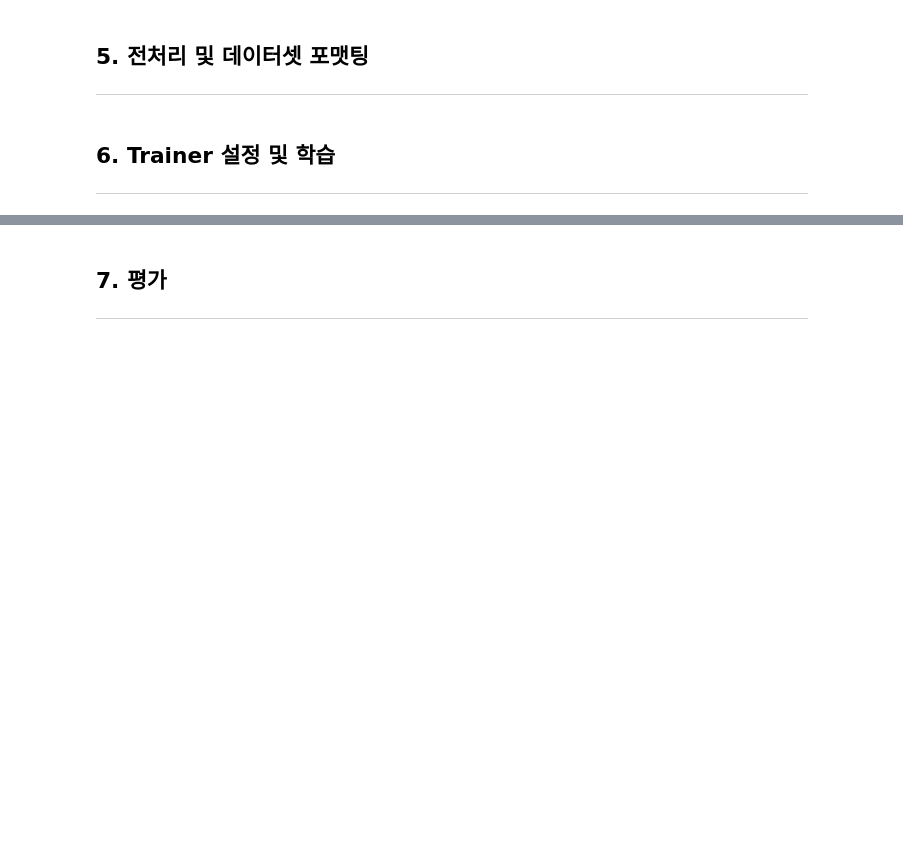
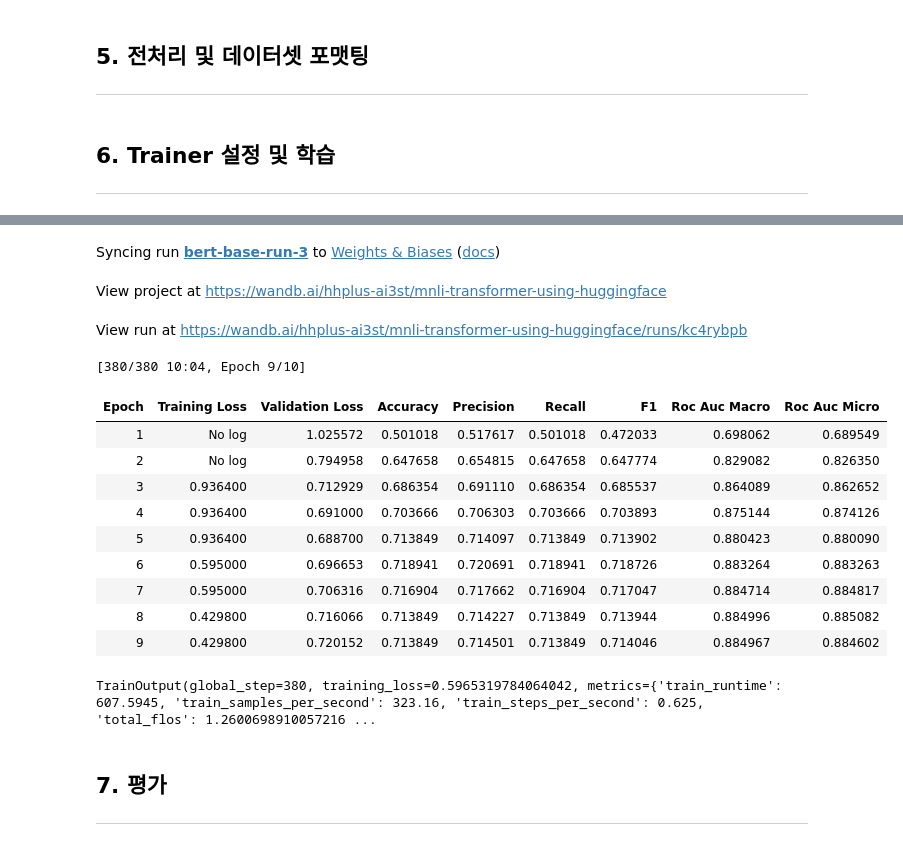
Before and after one commit to eumcloud/HHPLUS_AI, a Jupyter notebook: week04/basic/basic.ipynb, the cells around one changed output, grey strips where cells are left out. Cells and saved outputs as stored; diff of their text form; code cells hidden in the pictures; blank space fills up the shorter version.

```diff
--- a/week04/basic/basic.ipynb
+++ b/week04/basic/basic.ipynb
@@ -292,0 +327,65 @@ TrainOutput(global_step=3684, training_loss=0.09432720820885657, metrics={'train
+# %%
+from transformers import Trainer, TrainingArguments
+import wandb
+
+
+
+wandb.login()
+
+wandb.init(
+    entity="hhplus-ai3st",  # 원하는 프로젝트명
+    project="mnli-transformer-using-huggingface",  # 실험 이름
+    name="bert-base-run-3",      # 실험 이름
+    config={
+        "learning_rate": 2e-5,
+        "batch_size": 64,
+        "epochs": 10
+    }
+)
+
+training_args = TrainingArguments(
+    output_dir="./results",
+    num_train_epochs=10,
+    # per_device_train_batch_size=64,
+    # per_device_eval_batch_size=128,
+    per_device_train_batch_size=256,
+    per_device_eval_batch_size=512,
+    gradient_accumulation_steps=2,
+    eval_strategy="epoch",
+    logging_dir="./logs",
+    logging_steps=100,
+
+    save_strategy="epoch",
+    save_steps=500,
+    save_total_limit=2,
+    learning_rate=2e-5,
+    # weight_decay=0.01,
+    weight_decay=0.05,  # 더 강한 regularization
+
+    fp16=True,                            # Mixed Precision 사용
+    dataloader_num_workers=8,             # 데이터 로딩 병렬화
+
+    # 과적합 방지
+    load_best_model_at_end=True,
+    metric_for_best_model="eval_loss",
+    greater_is_better=False,
+    warmup_ratio=0.1,  # 초반 LR 조절
+    lr_scheduler_type="cosine",
+
+    report_to="wandb",
+    run_name="bert-base-run1"
+
+)
+
+
+trainer = Trainer(
+    model=model,
+    args=training_args,
+    train_dataset=train_ds,
+    eval_dataset=val_ds,
+    compute_metrics=compute_metrics
+)
+
+trainer.train()
+# wandb.finish() # wandb.finish()는 trainer.predict() 이후에 호출
+# %% [output]
@@ -293,3 +405,18 @@ TrainOutput(global_step=3684, training_loss=0.09432720820885657, metrics={'train
+Syncing run bert-base-run-3 to Weights & Biases (docs)
+View project at https://wandb.ai/hhplus-ai3st/mnli-transformer-using-huggingface
+View run at https://wandb.ai/hhplus-ai3st/mnli-transformer-using-huggingface/runs/kc4rybpb
+[380/380 10:04, Epoch 9/10]
+| Epoch | Training Loss | Validation Loss | Accuracy | Precision | Recall | F1 | Roc Auc Macro | Roc Auc Micro |
+| 1 | No log | 1.025572 | 0.501018 | 0.517617 | 0.501018 | 0.472033 | 0.698062 | 0.689549 |
+| 2 | No log | 0.794958 | 0.647658 | 0.654815 | 0.647658 | 0.647774 | 0.829082 | 0.826350 |
+| 3 | 0.936400 | 0.712929 | 0.686354 | 0.691110 | 0.686354 | 0.685537 | 0.864089 | 0.862652 |
+| 4 | 0.936400 | 0.691000 | 0.703666 | 0.706303 | 0.703666 | 0.703893 | 0.875144 | 0.874126 |
+| 5 | 0.936400 | 0.688700 | 0.713849 | 0.714097 | 0.713849 | 0.713902 | 0.880423 | 0.880090 |
+| 6 | 0.595000 | 0.696653 | 0.718941 | 0.720691 | 0.718941 | 0.718726 | 0.883264 | 0.883263 |
+| 7 | 0.595000 | 0.706316 | 0.716904 | 0.717662 | 0.716904 | 0.717047 | 0.884714 | 0.884817 |
+| 8 | 0.429800 | 0.716066 | 0.713849 | 0.714227 | 0.713849 | 0.713944 | 0.884996 | 0.885082 |
+| 9 | 0.429800 | 0.720152 | 0.713849 | 0.714501 | 0.713849 | 0.714046 | 0.884967 | 0.884602 |
+TrainOutput(global_step=380, training_loss=0.5965319784064042, metrics={'train_runtime': 607.5945, 'train_samples_per_second': 323.16, 'train_steps_per_second': 0.625, 'total_flos': 1.2600698910057216 ...
 # %% [markdown]
 ## 7. 평가
 ---
```
Also changed, not shown: parts of 23 cells of this notebook.
